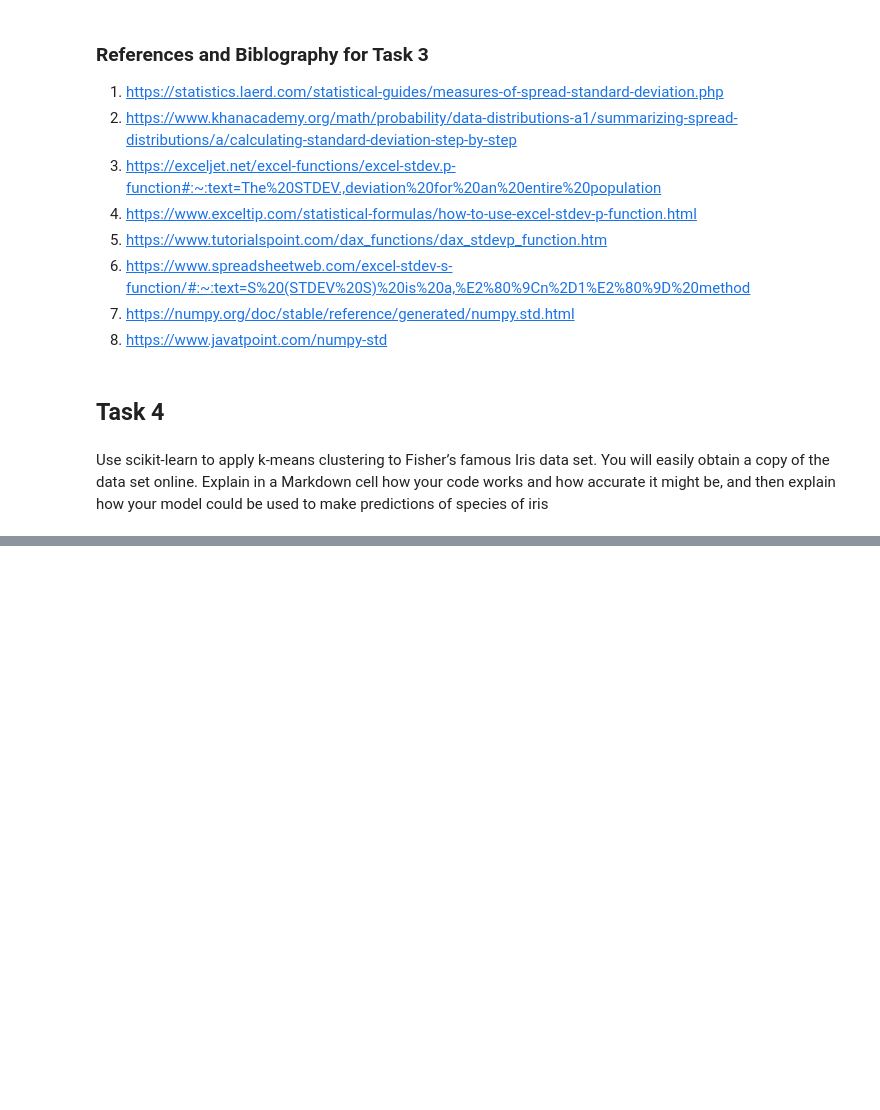
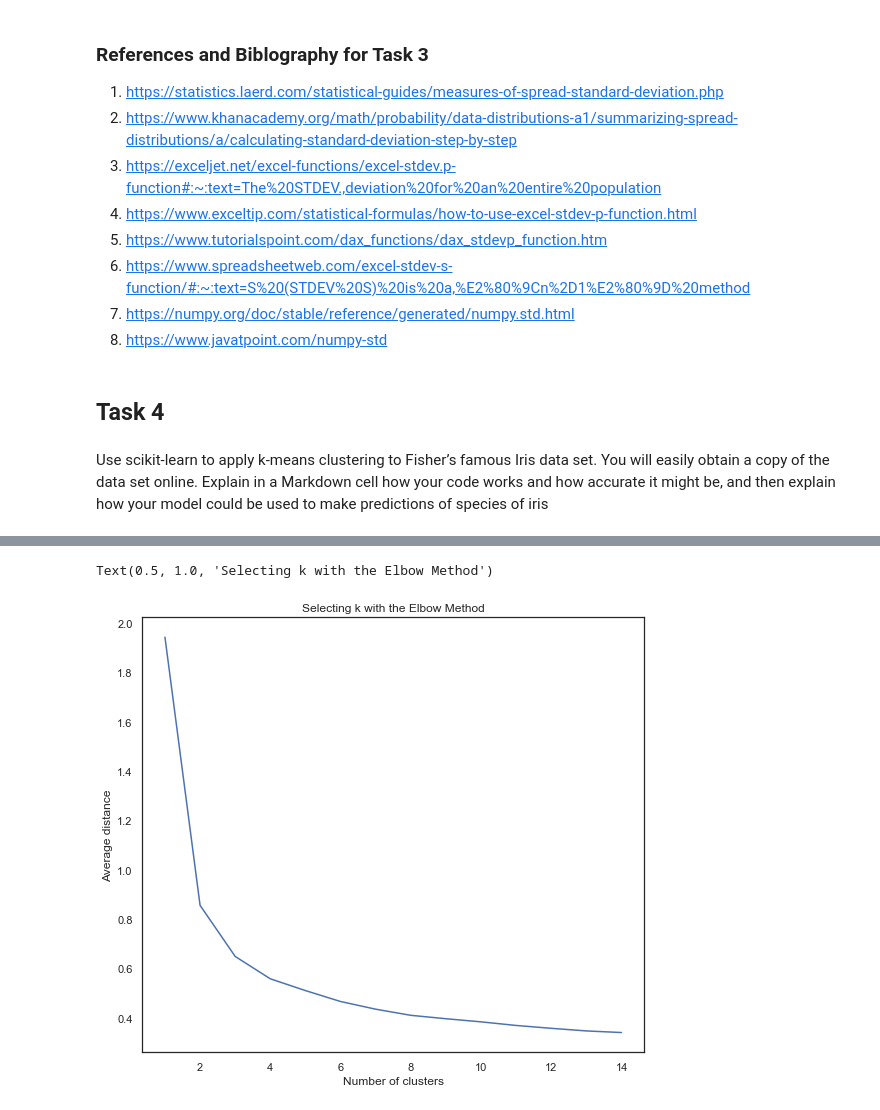
Before and after one commit to NiamhOL/Machine-Learning-and-Statistics-2020, a Jupyter notebook: Tasks.ipynb, the cells around one changed output, grey strips where cells are left out. Saved outputs shown, nothing was run; the diff lists cells and outputs as text; code cells hidden in the pictures; blank space fills up the shorter version.

```diff
--- a/Tasks.ipynb
+++ b/Tasks.ipynb
@@ -581,0 +626,20 @@ of iris
+# %%
+from subprocess import check_output
+
+import seaborn as sns
+import matplotlib.pyplot as plt
+sns.set(style="white", color_codes=True)
+
+%matplotlib inline
+from pandas import Series, DataFrame
+import pandas as pd
+import numpy as np
+import matplotlib.pylab as plt
+from sklearn.model_selection import train_test_split
+from sklearn import preprocessing
+from sklearn.cluster import KMeans
+from pylab import rcParams
+rcParams['figure.figsize'] = 9, 8  # set plot size
+# %%
+iris = pd.read_csv("Iris.csv")
+iris.head()
@@ -581,0 +653,3 @@ of iris
+# %%
+iris_SP = iris[['SepalLengthCm','SepalWidthCm','PetalLengthCm','PetalWidthCm']]
+iris_SP.head()
@@ -581,0 +675,24 @@ of iris
+# %%
+# loop through each cluster and fit the model to the train set
+# generate the predicted cluster assingment and append the mean
+# distance my taking the sum divided by the shape
+for k in clusters:
+    model=KMeans(n_clusters=k)
+    model.fit(iris_SP)
+    clusassign=model.predict(iris_SP)
+    meandist.append(sum(np.min(cdist(iris_SP, model.cluster_centers_, 'euclidean'), axis=1))
+    / iris_SP.shape[0])
+
+"""
+Plot average distance from observations from the cluster centroid
+to use the Elbow Method to identify number of clusters to choose
+"""
+plt.plot(clusters, meandist)
+plt.xlabel('Number of clusters')
+plt.ylabel('Average distance')
+plt.title('Selecting k with the Elbow Method')
+# pick the fewest number of clusters that reduces the average distance
+# If you observe after 3 we can see graph is almost linear
+# %% [output]
+Text(0.5, 1.0, 'Selecting k with the Elbow Method')
+[figure, added]
```
Also changed, not shown: parts of 17 cells of this notebook.
